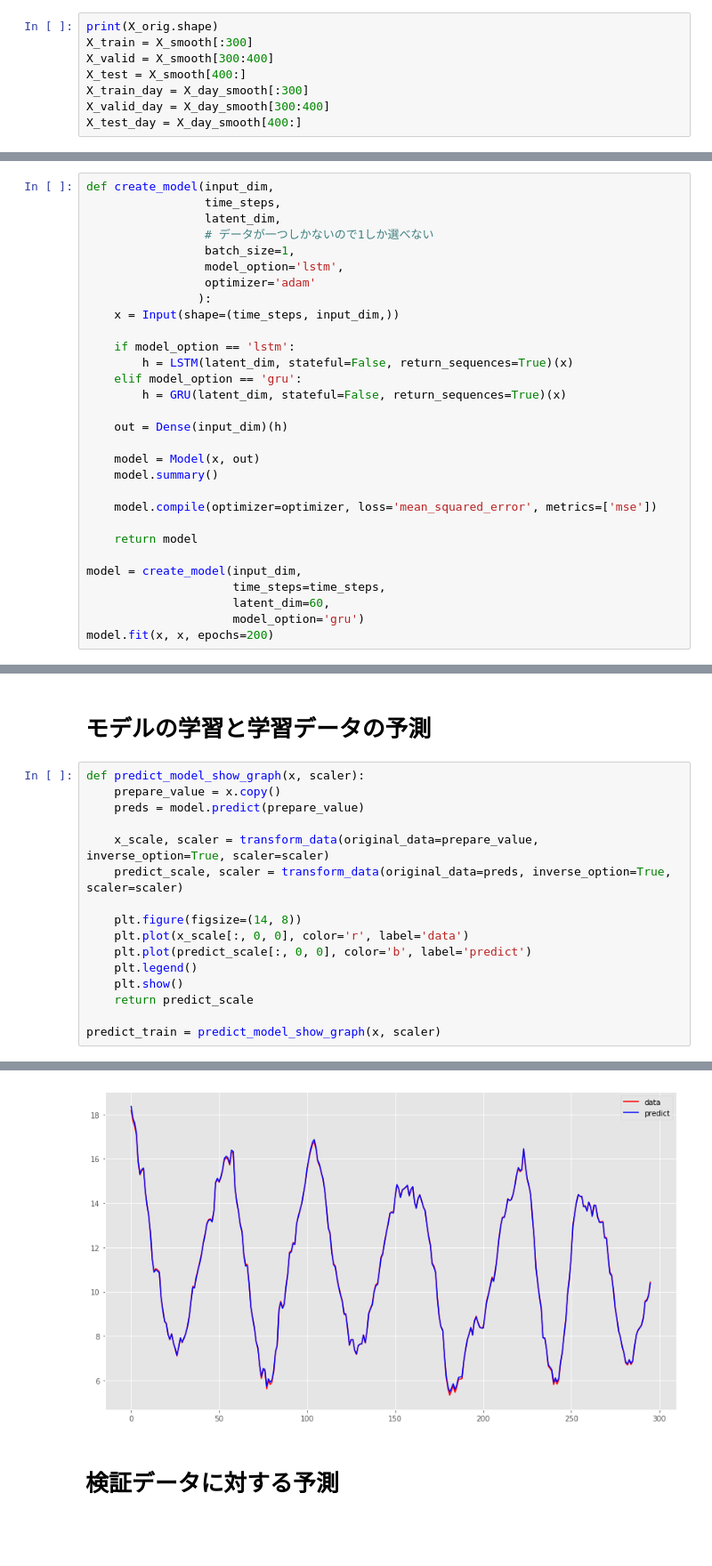
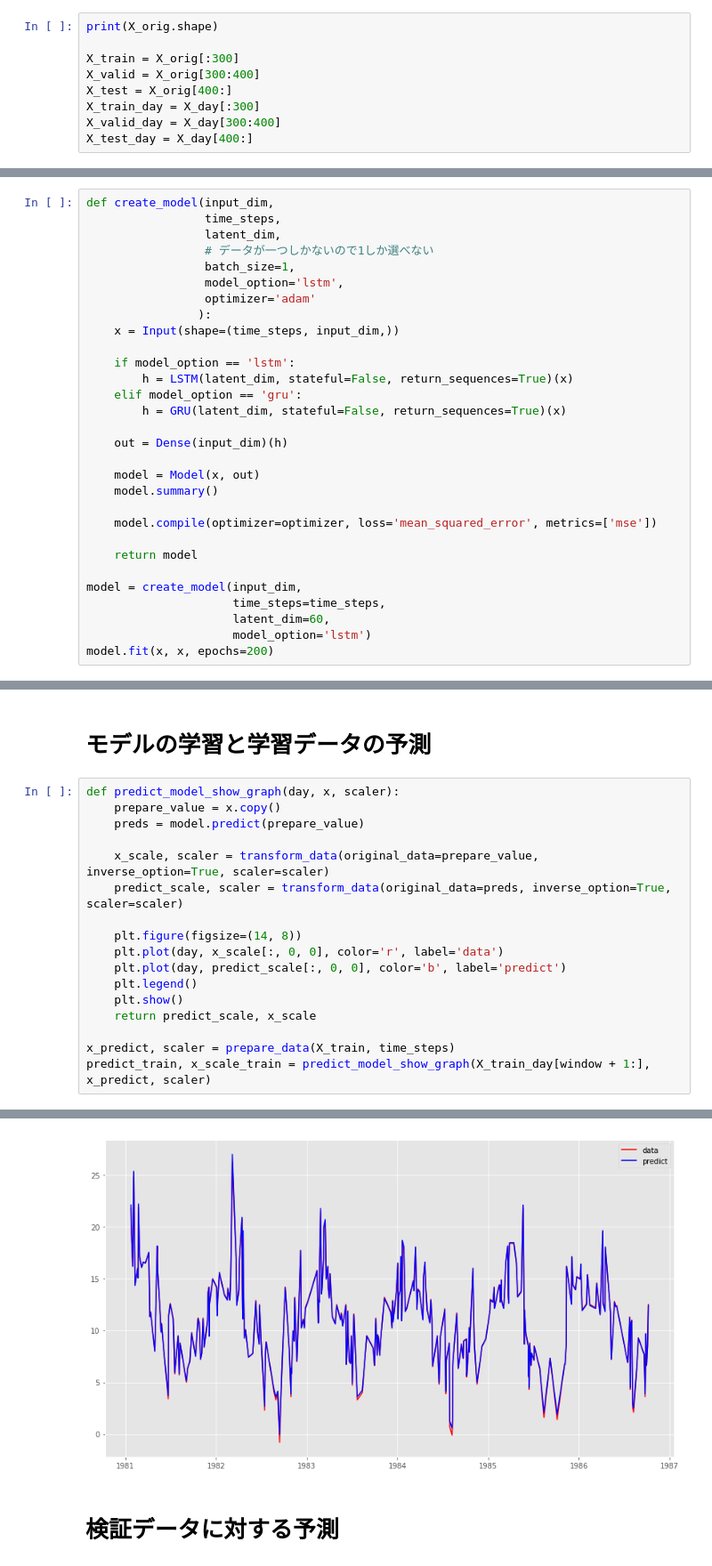
Before and after one commit to SnowMasaya/time_series_anomaly_detect_hands_on, a Jupyter notebook: advanced/time_series_anomaly_detect_keras.ipynb, the cells around one changed output, grey strips where cells are left out. Shown at 89% size. Saved outputs shown, nothing was run; the diff lists cells and outputs as text; blank space fills up the shorter version.

```diff
--- a/advanced/time_series_anomaly_detect_keras.ipynb
+++ b/advanced/time_series_anomaly_detect_keras.ipynb
@@ -82,12 +64,13 @@ show_graph(X_day_smooth, X_smooth, 'smooth')
 - テストデータ
 # %%
 print(X_orig.shape)
-X_train = X_smooth[:300]
-X_valid = X_smooth[300:400]
-X_test = X_smooth[400:]
-X_train_day = X_day_smooth[:300]
-X_valid_day = X_day_smooth[300:400]
-X_test_day = X_day_smooth[400:]
+
+X_train = X_orig[:300]
+X_valid = X_orig[300:400]
+X_test = X_orig[400:]
+X_train_day = X_day[:300]
+X_valid_day = X_day[300:400]
+X_test_day = X_day[400:]
 # %% [output]
 (500,)
 # %% [markdown]
@@ -200,7 +183,7 @@ def create_model(input_dim,
 model = create_model(input_dim,
                      time_steps=time_steps,
                      latent_dim=60,
-                     model_option='gru')
+                     model_option='lstm')
 model.fit(x, x, epochs=200)
 # %% [output]
 _________________________________________________________________
@@ -224,7 +207,7 @@ Epoch 200/200
 # %% [markdown]
 # モデルの学習と学習データの予測
 # %%
-def predict_model_show_graph(x, scaler):
+def predict_model_show_graph(day, x, scaler):
     prepare_value = x.copy()
     preds = model.predict(prepare_value)
 
@@ -232,11 +215,12 @@ def predict_model_show_graph(x, scaler):
     predict_scale, scaler = transform_data(original_data=preds, inverse_option=True, scaler=scaler)
 
     plt.figure(figsize=(14, 8))
-    plt.plot(x_scale[:, 0, 0], color='r', label='data')
-    plt.plot(predict_scale[:, 0, 0], color='b', label='predict')
+    plt.plot(day, x_scale[:, 0, 0], color='r', label='data')
+    plt.plot(day, predict_scale[:, 0, 0], color='b', label='predict')
     plt.legend()
     plt.show()
-    return predict_scale
+    return predict_scale, x_scale
 
-predict_train = predict_model_show_graph(x, scaler)
+x_predict, scaler = prepare_data(X_train, time_steps)
+predict_train, x_scale_train = predict_model_show_graph(X_train_day[window + 1:], x_predict, scaler)
 # %% [output]
@@ -249,4 +238,4 @@ after max [18.366772]
-[figure, old version]
+[figure, new version]
 # %% [markdown]
 # 検証データに対する予測
 # %%
```
Also changed, not shown: parts of 21 cells of this notebook.
